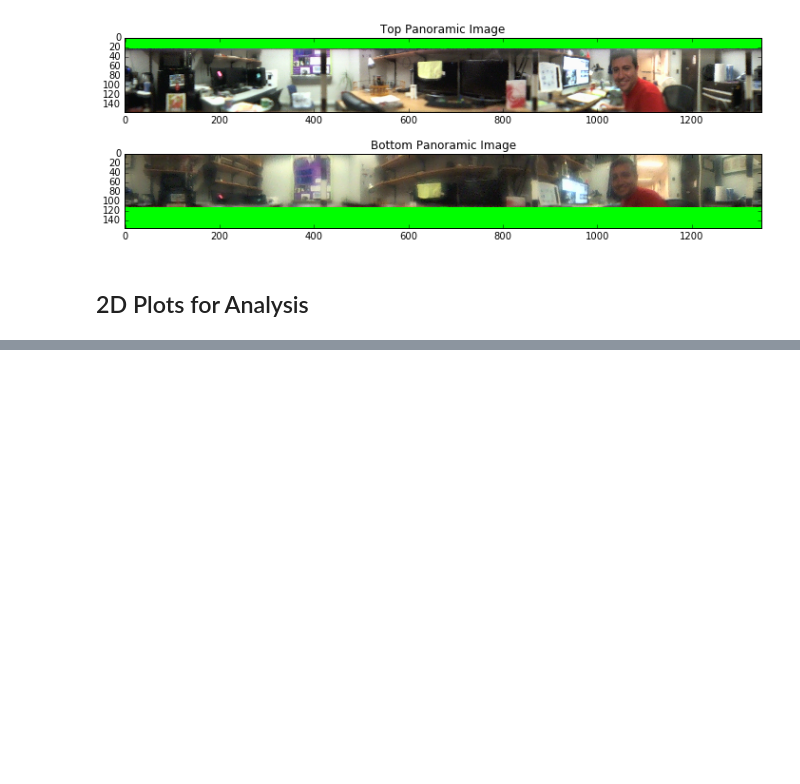
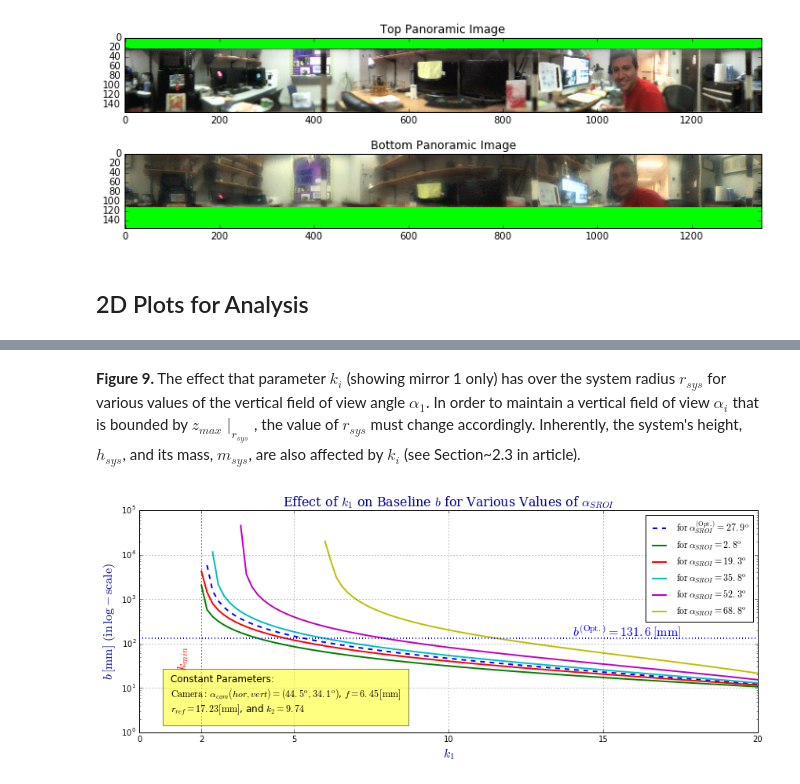
Before and after one commit to ubuntuslave/omnistereo_sensor_design, a Jupyter notebook: HyperCata Demo.ipynb, the cells around one changed output, grey strips where cells are left out. Drawn from its saved outputs; the diff is of its cells as text; code cells hidden in the pictures; blank space fills up the shorter version.

```diff
--- a/HyperCata Demo.ipynb
+++ b/HyperCata Demo.ipynb
@@ -170,0 +170,14 @@ if show_panoramic_img and opencv_exists:
+# %% [markdown]
+**Figure 9.** The effect that parameter $k_i$ (showing mirror 1
+    only) has over the system radius $r_{sys}$ for various values of the vertical field of
+    view angle $\alpha_1$. In order to maintain a vertical field of
+    view $\alpha_i$ that is bounded by $z_{max}\mid_{r_{sys}}$, the value of $r_{sys}$ must
+    change accordingly.
+    Inherently,
+    the system's height, $h_{sys}$, and its mass, $m_{sys}$, are also affected by $k_i$
+    (see Section~2.3 in article).
+# %%
+from omnistereo.common_plot import plot_k_vs_baseline_for_vFOV
+plot_k_vs_baseline_for_vFOV(omnistereo_model, fig_size=(12, 5))
+# %% [output]
+[figure, added]
```
Also changed, not shown: parts of 10 cells of this notebook, 11 other files.
